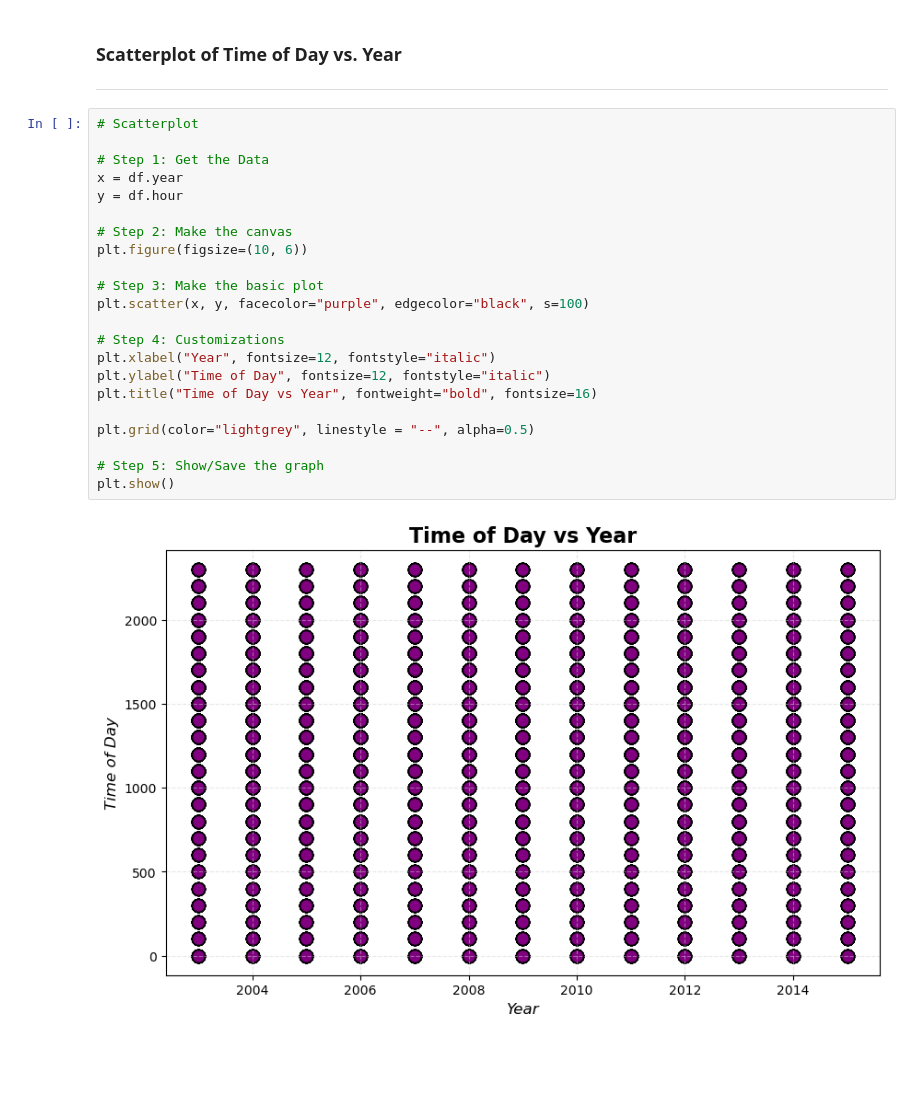
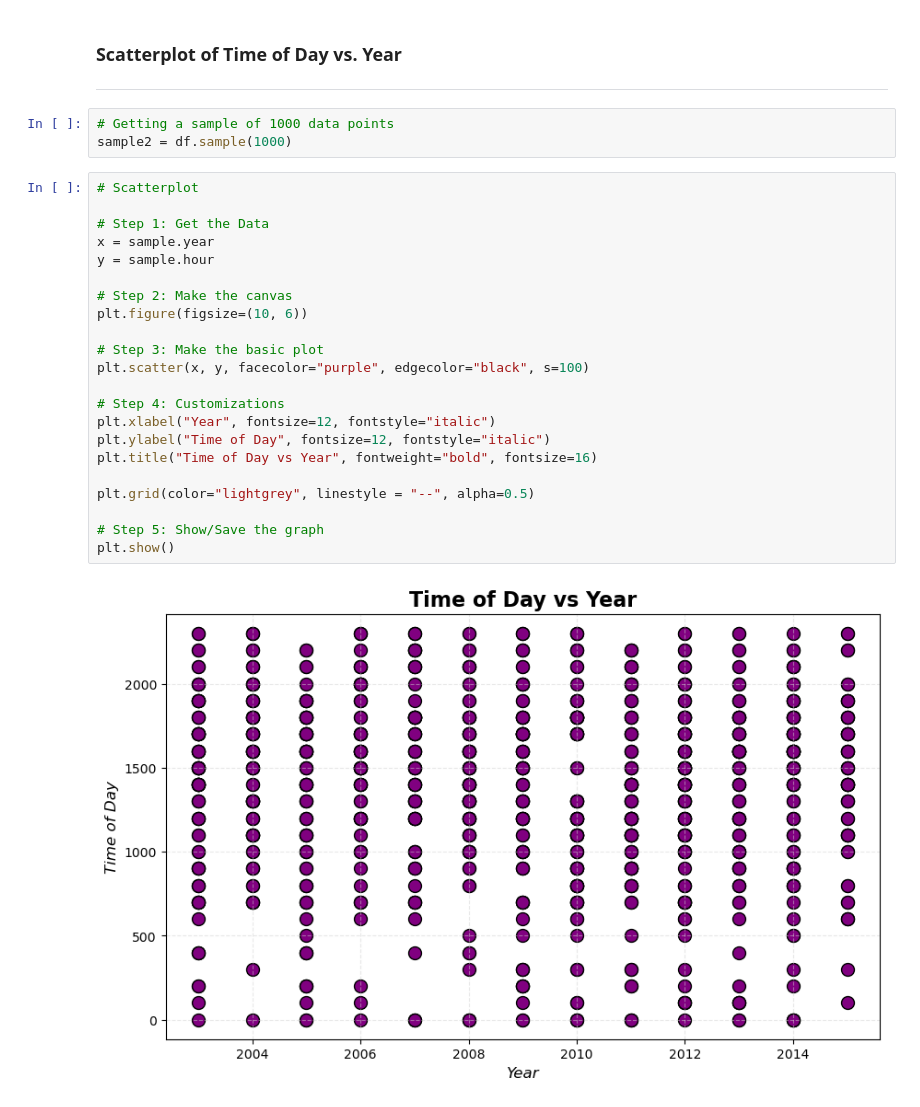
Before and after one commit to martabaker/ds-project-1-group-11, a Jupyter notebook: Regression/Regression.ipynb, the cells around one changed output. Saved outputs shown, nothing was run; the diff lists cells and outputs as text; blank space fills up the shorter version.

```diff
--- a/Regression/Regression.ipynb
+++ b/Regression/Regression.ipynb
@@ -60,27 +60,30 @@ plt.show()
 # %% [markdown]
 ### Scatterplot of Time of Day vs. Year
 ---
+# %%
+# Getting a sample of 1000 data points
+sample2 = df.sample(1000)
 # %%
 # Scatterplot
 
 # Step 1: Get the Data
-x = df.year
-y = df.hour
+x = sample.year
+y = sample.hour
 
 # Step 2: Make the canvas
 plt.figure(figsize=(10, 6))
 
 # Step 3: Make the basic plot
 plt.scatter(x, y, facecolor="purple", edgecolor="black", s=100)
 
 # Step 4: Customizations
 plt.xlabel("Year", fontsize=12, fontstyle="italic")
 plt.ylabel("Time of Day", fontsize=12, fontstyle="italic")
 plt.title("Time of Day vs Year", fontweight="bold", fontsize=16)
 
 plt.grid(color="lightgrey", linestyle = "--", alpha=0.5)
 
 # Step 5: Show/Save the graph
 plt.show()
 # %% [output]
-[figure, old version]
+[figure, new version]
```
